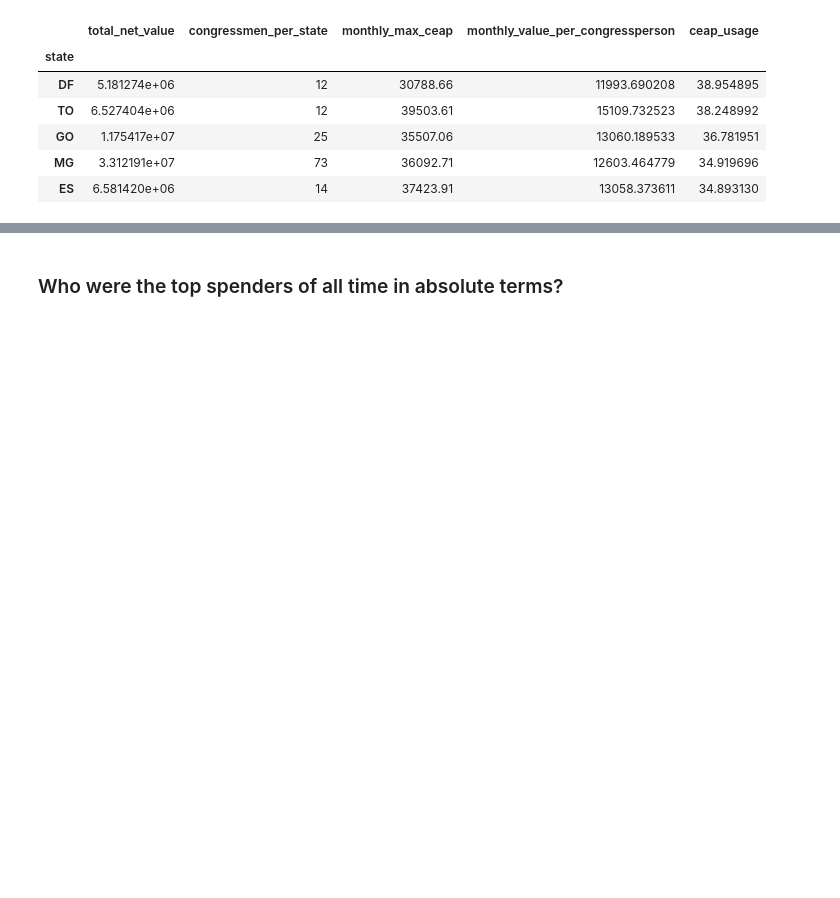
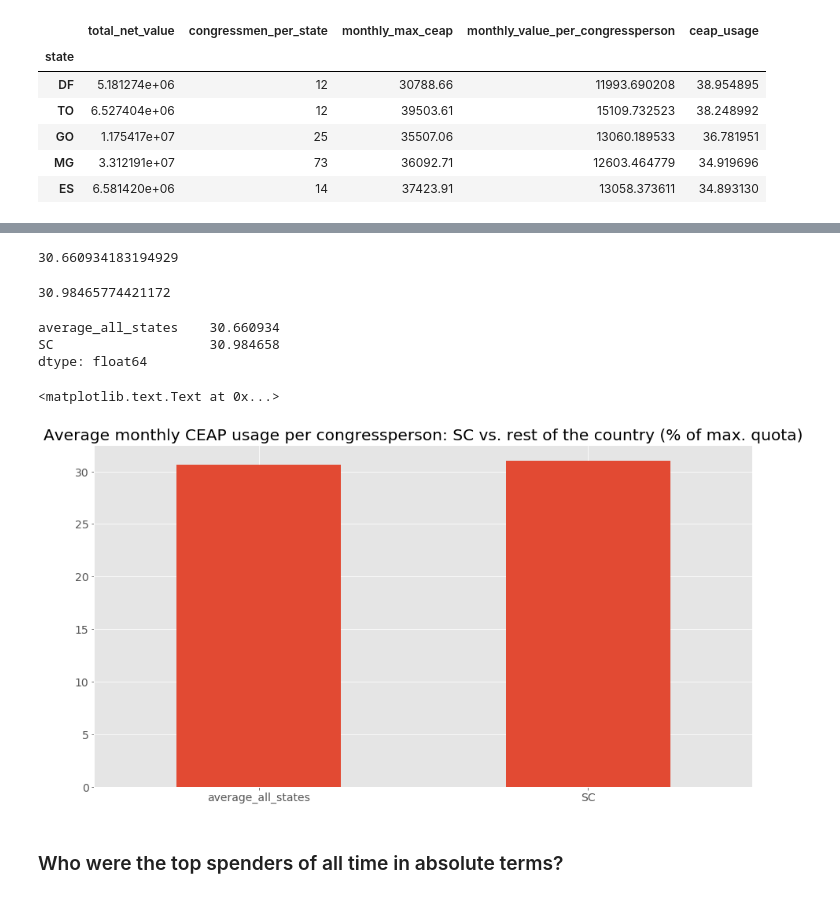
Before and after one commit to luipillmann/serenata-de-amor, a Jupyter notebook: develop/2017-05-01-luipillmann-intro-to-reimbursements.ipynb, the cells around one changed output, grey strips where cells are left out. Saved outputs shown, nothing was run; the diff lists cells and outputs as text; code cells hidden in the pictures; blank space fills up the shorter version.

Commit message:
Added comparison between all states and specific state (SC)

```diff
--- a/develop/2017-05-01-luipillmann-intro-to-reimbursements.ipynb
+++ b/develop/2017-05-01-luipillmann-intro-to-reimbursements.ipynb
@@ -329,3 +341,29 @@ plt.title('Average monthly CEAP usage per congressperson by state (% of max. quo
+# %%
+country_average = t.ceap_usage.mean()
+country_average
+# %% [output]
+30.660934183194929
+# %%
+state = 'SC'
+state_average = t.loc[state].ceap_usage
+state_average
+# %% [output]
+30.98465774421172
+# %%
+s = pd.Series()
+s['average_all_states'] = country_average
+s[state] = state_average
+s
+# %% [output]
+average_all_states    30.660934
+SC                    30.984658
+dtype: float64
+# %%
+s.plot(kind='bar', rot=0)
+plt.title('Average monthly CEAP usage per congressperson: SC vs. rest of the country (% of max. quota)')
+# %% [output]
+<matplotlib.text.Text at 0x...>
+[figure, added]
 # %% [markdown]
 ### Who were the top spenders of all time in absolute terms?
 # %%
```
Also changed, not shown: parts of 3 cells of this notebook, 2 other files.
